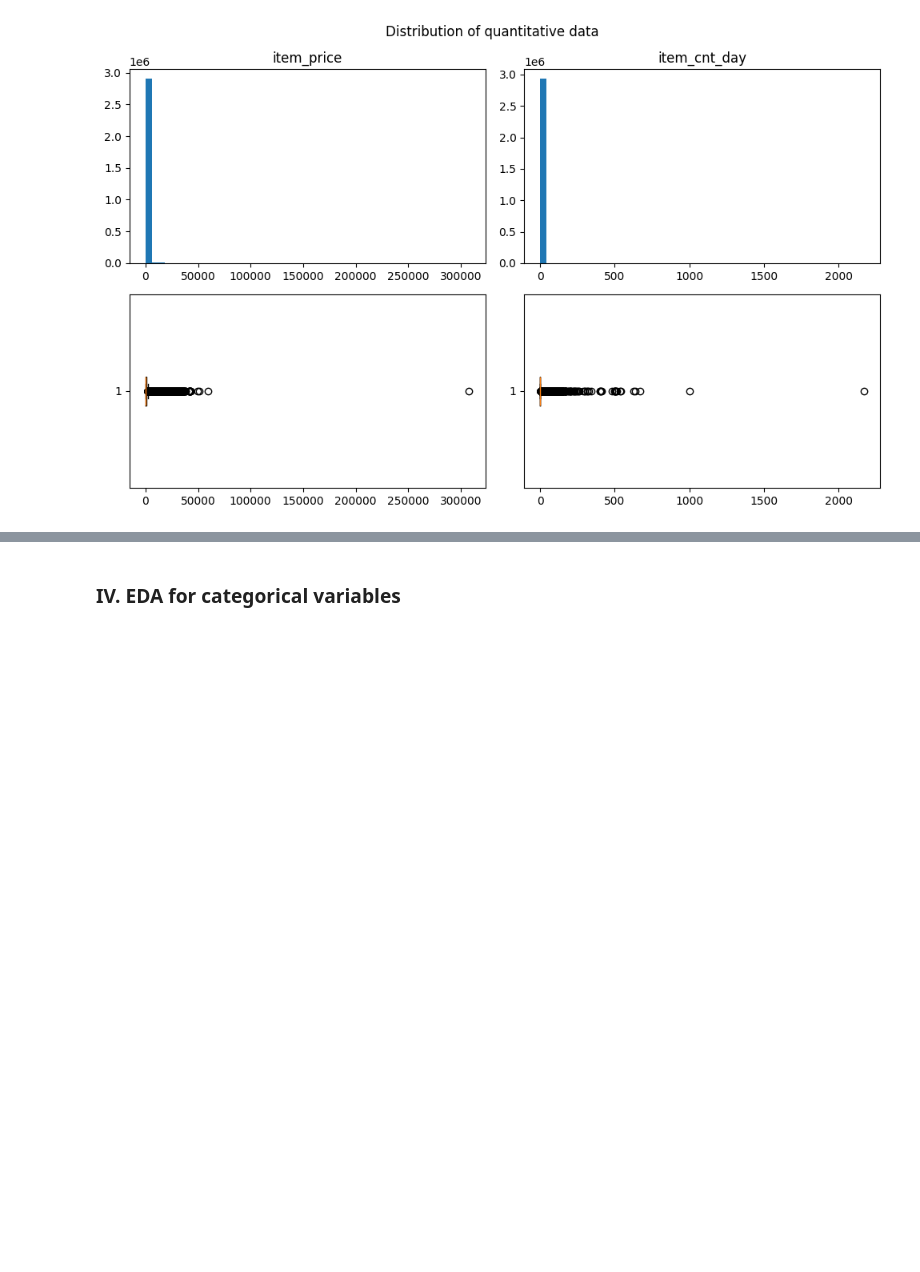
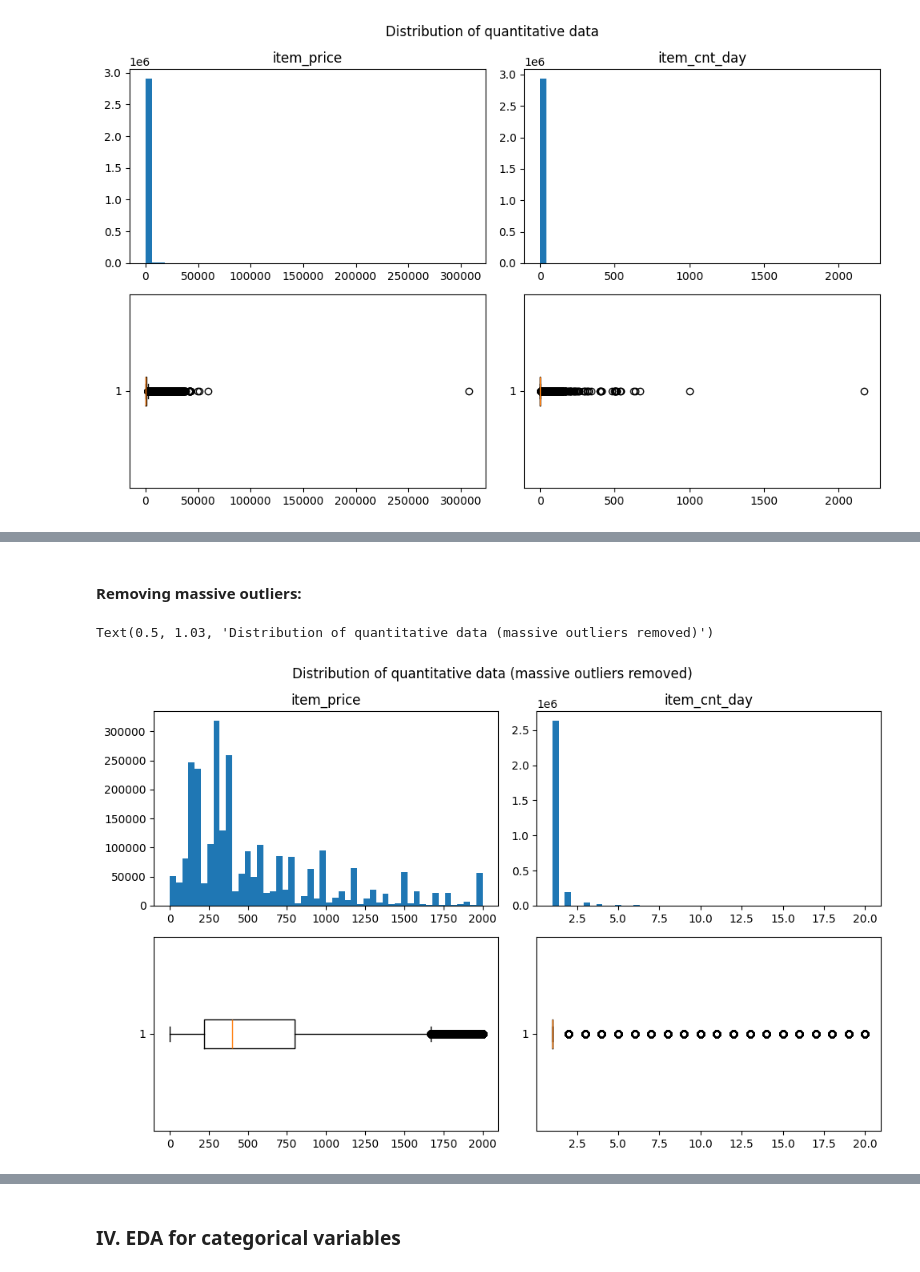
Before and after one commit to thaianle/future-sales-prediction, a Jupyter notebook: prediction_code.ipynb, the cells around one changed output, grey strips where cells are left out. Drawn from its saved outputs; the diff is of its cells as text; code cells hidden in the pictures; blank space fills up the shorter version.

```diff
--- a/prediction_code.ipynb
+++ b/prediction_code.ipynb
@@ -263,0 +285,22 @@ Text(0.5, 1.03, 'Distribution of quantitative data')
+# %% [markdown]
+#### Removing massive outliers:
+# %%
+# Remove the outliers and see how the distribution changes
+low_prices = sales_full[sales_full['item_price'] <= 2000]
+low_cnt_day = sales_full[sales_full['item_cnt_day'] <= 20]
+
+fig, ax = plt.subplots(nrows = 2, ncols = 2, figsize = (10, 6))
+ax[0][0].hist(low_prices['item_price'], bins = 50)
+ax[0][0].set_title('item_price')
+ax[1][0].boxplot(low_prices['item_price'], vert = False)
+
+ax[0][1].hist(low_cnt_day['item_cnt_day'], bins = 50)
+ax[0][1].set_title('item_cnt_day')
+ax[1][1].boxplot(low_cnt_day['item_cnt_day'], vert = False)
+
+plt.tight_layout()
+fig.suptitle('Distribution of quantitative data (massive outliers removed)', y = 1.03)
+plt.show()
+# %% [output]
+Text(0.5, 1.03, 'Distribution of quantitative data (massive outliers removed)')
+[figure, added]
```
Also changed, not shown: parts of 23 cells of this notebook.
